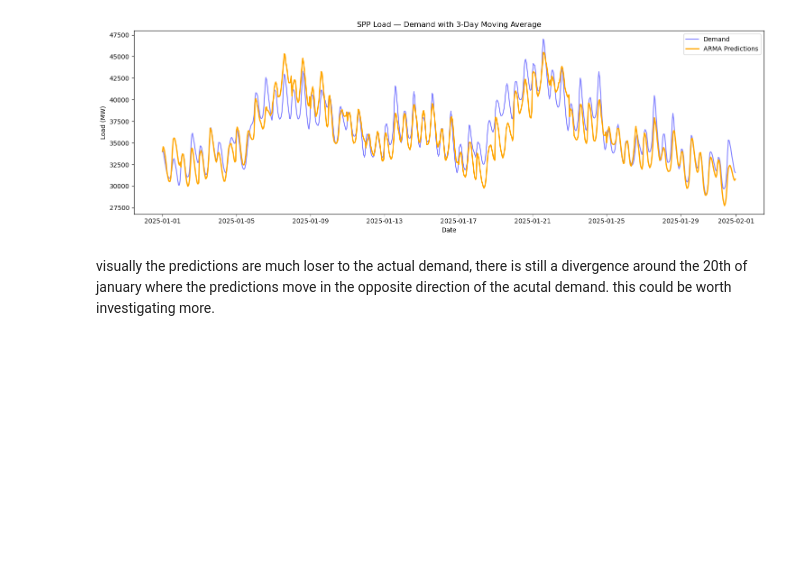
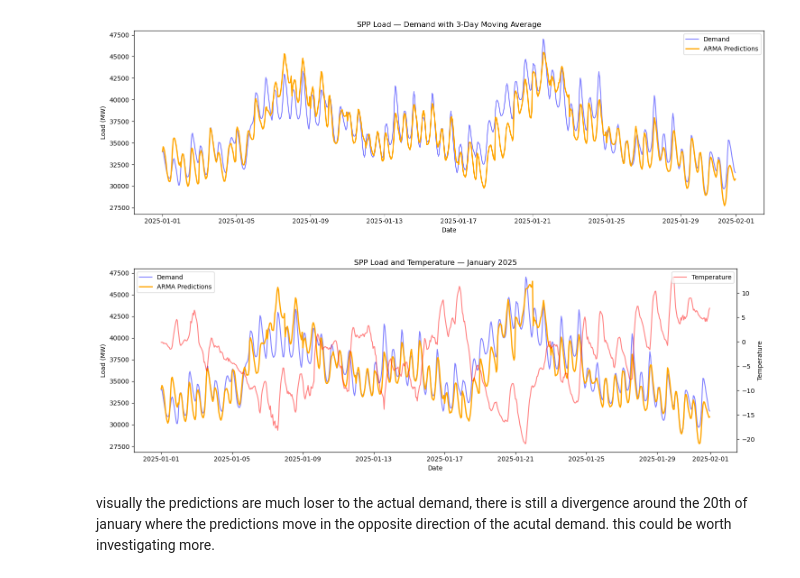
Before and after one commit to maxwellgriffith345/LoadForecast, a Jupyter notebook: notebooks/Train.ipynb, the cells around one changed output. Saved outputs shown, nothing was run; the diff lists cells and outputs as text; code cells hidden in the pictures; blank space fills up the shorter version.

```diff
--- a/notebooks/Train.ipynb
+++ b/notebooks/Train.ipynb
@@ -288,6 +291,25 @@ plt.tight_layout()
 plt.show()
 # %% [output]
 [figure]
+# %%
+fig, ax = plt.subplots(figsize=(15, 5))
+
+ax.plot(data_test.loc["2025-01"].index, data_test.loc["2025-01"]["Demand"], label="Demand", color="blue", alpha=0.5)
+ax.plot(predictions.loc["2025-01"].index, predictions.loc["2025-01"]["pred"], label="ARMA Predictions", color="orange", linewidth=2)
+ax.set_xlabel("Date")
+ax.set_ylabel("Load (MW)")
+ax.legend(loc="upper left")
+
+ax2 = ax.twinx()
+ax2.plot(data_test.loc["2025-01"].index, data_test.loc["2025-01"]["Temperature"], label="Temperature", color="red", alpha=0.5)
+ax2.set_ylabel("Temperature")
+ax2.legend(loc="upper right")
+
+plt.title("SPP Load and Temperature — January 2025")
+plt.tight_layout()
+plt.show()
+# %% [output]
+[figure, added]
 # %% [markdown]
 visually the predictions are much loser to the actual demand, there is still a divergence around the 20th of january where the predictions move in the opposite direction of the acutal demand. this could be worth investigating more.
 # %%
```
Also changed, not shown: parts of 9 cells of this notebook, 1 other file.
